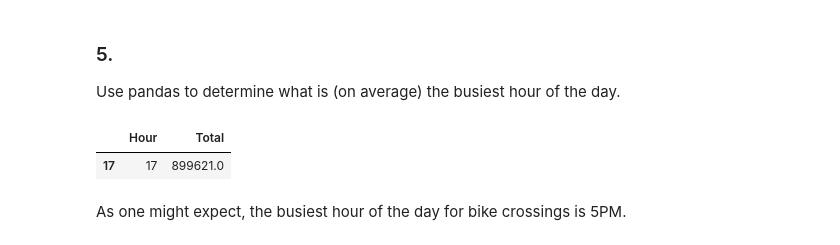
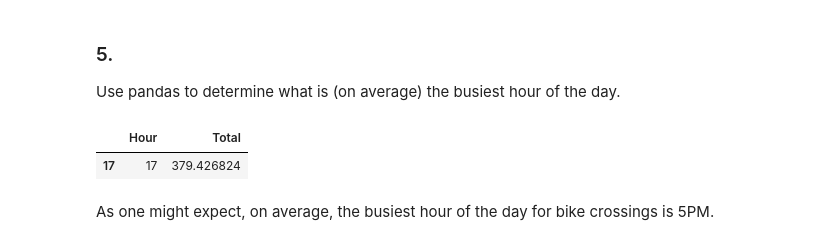
Before and after one commit to UWSEDS/manipulating-data-in-python-jstremme, a Jupyter notebook: analysis/bike_analysis.ipynb, the cells around one changed output. Drawn from its saved outputs; the diff is of its cells as text; code cells hidden in the pictures.

Commit message:
add average calculation

```diff
--- a/analysis/bike_analysis.ipynb
+++ b/analysis/bike_analysis.ipynb
@@ -79,10 +79,12 @@ plt.show()
 # %% [markdown]
 ### 5.
 Use pandas to determine what is (on average) the busiest hour of the day.
+# %%
+group_mean_df = df.groupby('Hour').mean().reset_index()
 # %%
-grouped_df[grouped_df['Total'] == grouped_df['Total'].max()][['Hour', 'Total']]
+group_mean_df[group_mean_df['Total'] == group_mean_df['Total'].max()][['Hour', 'Total']]
 # %% [output]
 |  | Hour | Total |
-| 17 | 17 | 899621.0 |
+| 17 | 17 | 379.426824 |
 # %% [markdown]
-As one might expect, the busiest hour of the day for bike crossings is 5PM.
+As one might expect, on average, the busiest hour of the day for bike crossings is 5PM.
```
